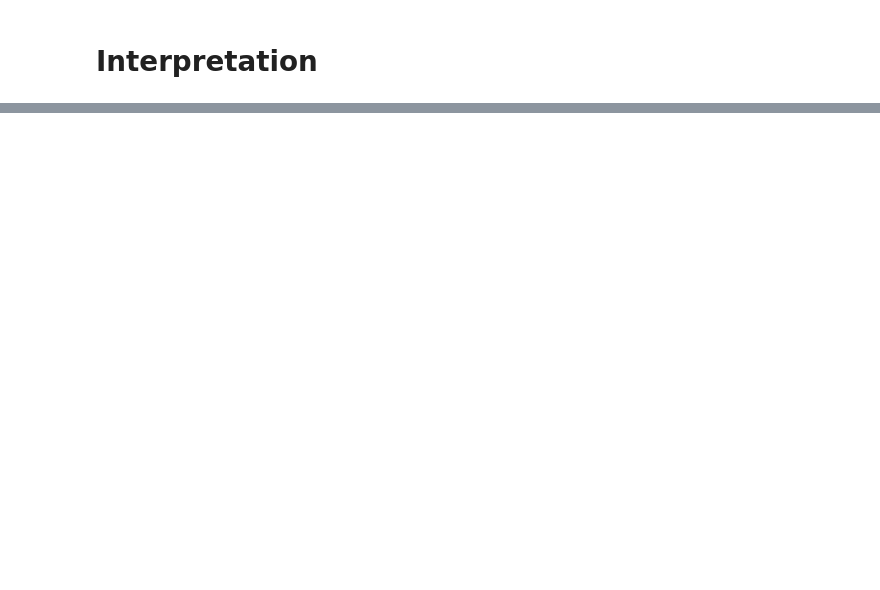
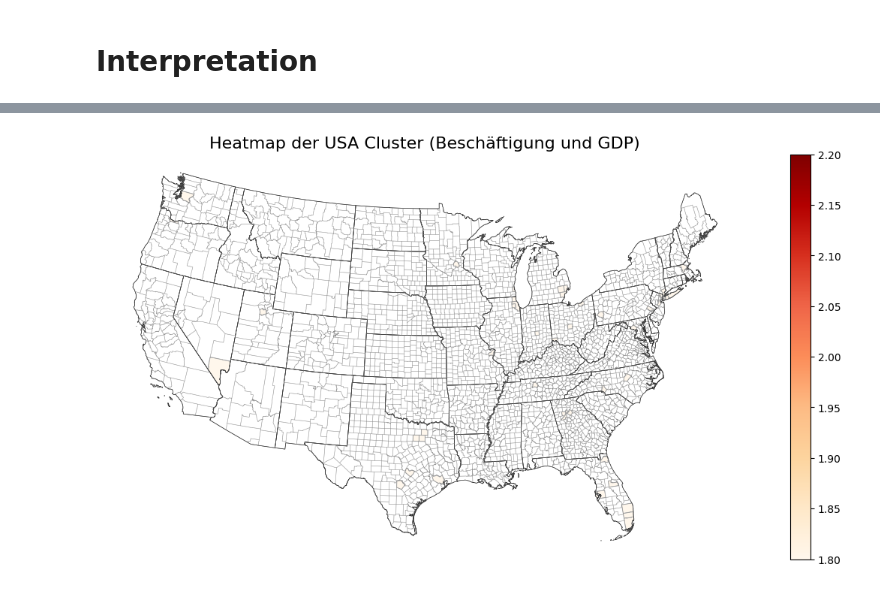
Before and after one commit to florivz/DDM-Project-WS24-25, a Jupyter notebook: analysis.ipynb, the cells around one changed output, grey strips where cells are left out. Drawn from its saved outputs; the diff is of its cells as text; code cells hidden in the pictures; blank space fills up the shorter version.

Commit message:
clustering & visualization

```diff
--- a/analysis.ipynb
+++ b/analysis.ipynb
@@ -219,0 +239,13 @@ df_rank.head(10)
+# %%
+df_final = df_final.groupby('FIPS').agg({
+    'ap': 'sum',
+    'est': 'sum',
+    'emp': 'sum'
+})
+# %%
+df_final = df_final.merge(
+  df_gdp_agg,
+  how='left',
+  on='FIPS'
+)
+df_final.head()
@@ -227,6 +273,6 @@ df_final['current_gdp'].fillna(0, inplace=True)
 # %%
 # Choosing relevant features
-features = ['ap', 'est', 'emp_occupation', 'current_gdp']
+features = ['ap', 'est', 'emp', 'current_gdp']
 X = df_final[features]
 # %%
 # Scaling the data to make them comparable
@@ -299,3 +363,3 @@ print(best_counties[['FIPS', 'ap', 'est', 'emp_occupation', 'current_gdp', 'clus
 # %%
-df_result = df_final[df_final['cluster']==1]
+df_result = df_final[(df_final['cluster']==1) | (df_final['cluster']==2)].reset_index(drop=True)
 df_result.head()
@@ -303,0 +420,67 @@ df_result.info()
+# %%
+# Sicherstellen, dass gdf_county und gdf_states GeoDataFrames sind
+gdf_county = gpd.GeoDataFrame(df_county, geometry='geometry')
+gdf_states = gpd.GeoDataFrame(df_state, geometry='geometry')
+
+# Ursprüngliches CRS setzen (falls nicht bereits gesetzt)
+gdf_county.crs = 'epsg:4269'  # Beispiel-CRS für USA
+gdf_states.crs = 'epsg:4269'
+
+# Nicht-kontinentale Staaten ausschließen
+non_contiguous_states = [
+    'Alaska', 'Hawaii', 'Puerto Rico',
+    'Commonwealth of the Northern Mariana Islands',
+    'American Samoa', 'United States Virgin Islands', 'Guam'
+]
+
+# Staaten filtern
+filtered_states = gdf_states[~gdf_states['NAME'].isin(non_contiguous_states)]
+
+# STATEFP-Codes der gefilterten Staaten erhalten
+filtered_statefps = filtered_states['STATEFP'].unique()
+
+# Counties filtern, die in den gefilterten Staaten liegen
+filtered_county = gdf_county[gdf_county['STATEFP'].isin(filtered_statefps)]
+
+# Verknüpfen der Cluster-Daten mit den gefilterten County-Daten
+gdf_cluster = filtered_county.merge(df_result, left_on='GEOID', right_on='FIPS', how='inner')
+
+# Sicherstellen, dass alle Geodaten im gleichen projizierten CRS sind
+# Transformation zu einem geeigneten projizierten CRS (z.B. EPSG:5070 für USA)
+gdf_cluster = gdf_cluster.to_crs('epsg:5070')
+filtered_states = filtered_states.to_crs('epsg:5070')
+filtered_county = filtered_county.to_crs('epsg:5070')
+
+# Erstellung der Karte
+fig, ax = plt.subplots(figsize=(15, 7))
+
+# Anpassung der Farbskala für bessere Darstellung
+vmin = gdf_cluster['cluster'].min()
+vmax = gdf_cluster['cluster'].max()
+
+# Counties mit Clusterfarben darstellen (Heatmap)
+gdf_cluster.plot(
+    column='cluster',
+    cmap='OrRd',
+    linewidth=0.8,
+    ax=ax,
+    edgecolor='0.8',
+    legend=True,
+    vmin=vmin,
+    vmax=vmax
+)
+
+# Staaten-Grenzen hinzufügen
+filtered_states.boundary.plot(ax=ax, color='black', linewidth=0.5)
+
+# Counties-Grenzen hinzufügen (optional)
+filtered_county.boundary.plot(ax=ax, color='gray', linewidth=0.4, alpha=0.5)
+
+# Titel und Achsenformatierung
+ax.set_title('Heatmap der USA Cluster (Beschäftigung und GDP)', fontsize=16)
+ax.set_axis_off()
+
+# Karte anzeigen
+plt.show()
+# %% [output]
+[figure, added]
```
Also changed, not shown: parts of 25 cells of this notebook.
